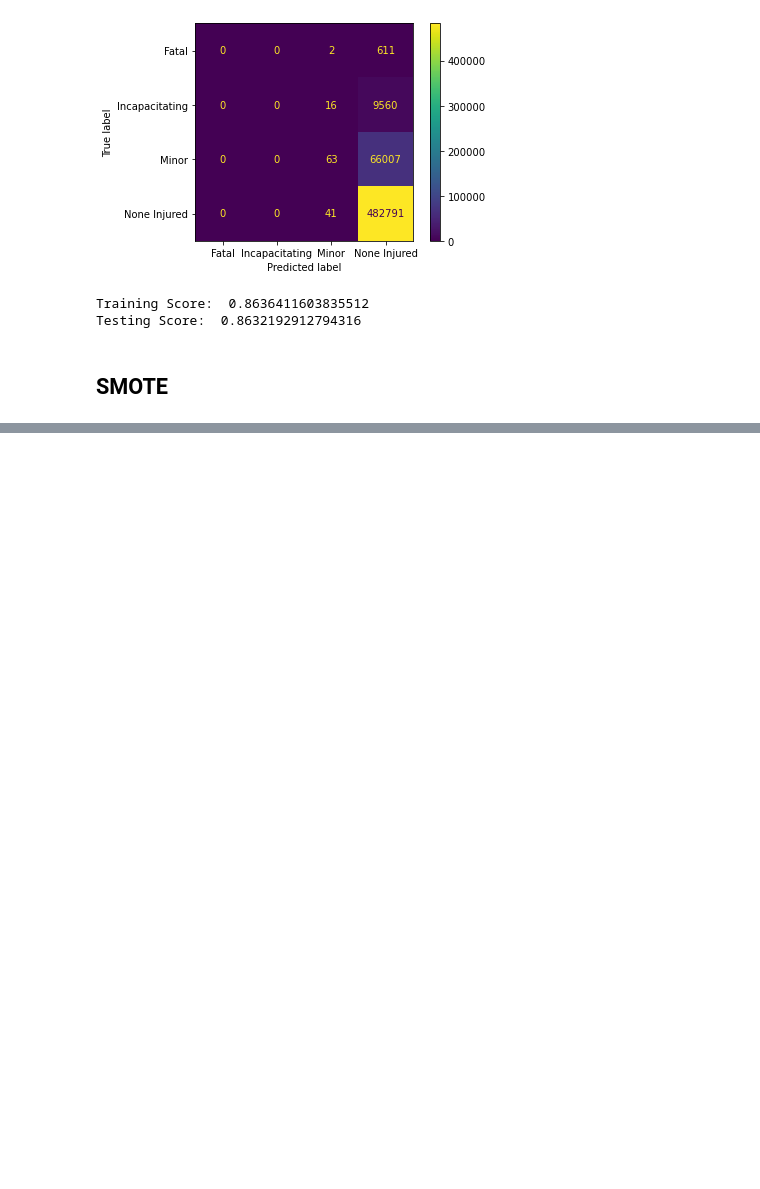
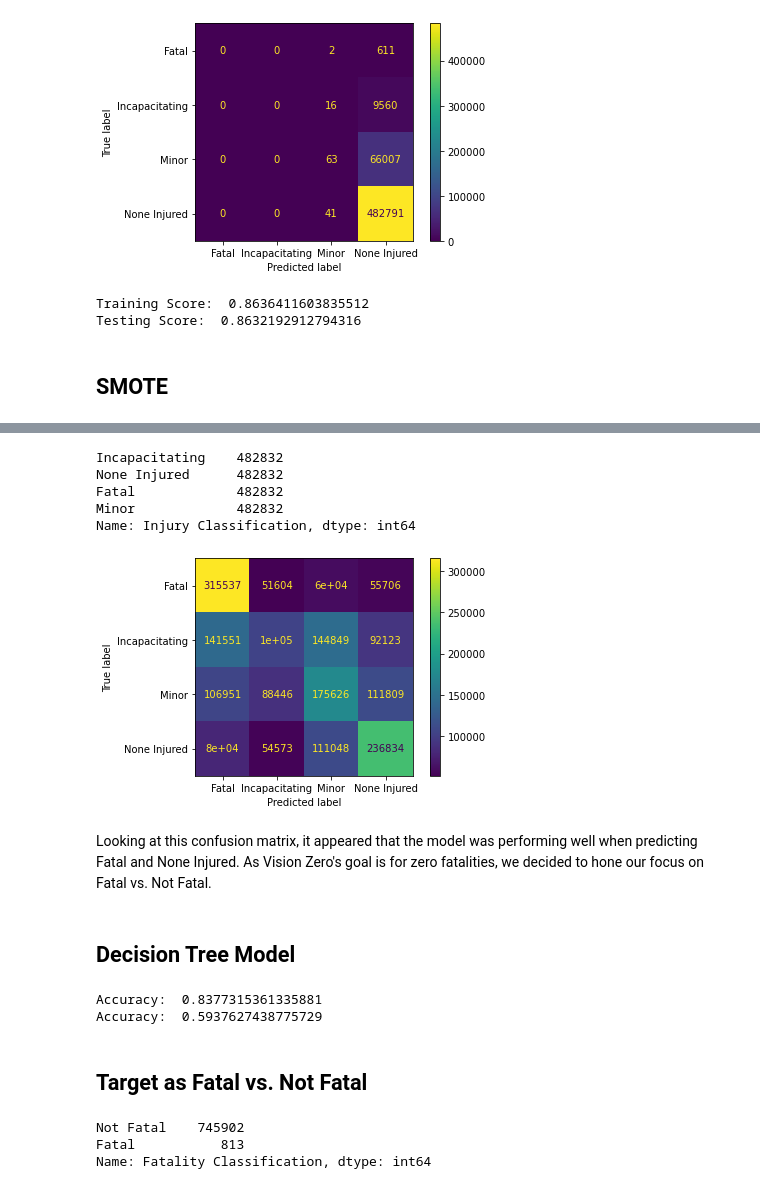
Before and after one commit to nickthetj/DSC-Phase3-Project, a Jupyter notebook: notebooks/Final EDA Notebook.ipynb, the cells around one changed output, grey strips where cells are left out. Drawn from its saved outputs; the diff is of its cells as text; code cells hidden in the pictures; blank space fills up the shorter version.

Commit message:
updated models

```diff
--- a/notebooks/Final EDA Notebook.ipynb
+++ b/notebooks/Final EDA Notebook.ipynb
@@ -185,8 +194,9 @@ Testing Score:  0.8632192912794316
 # %% [markdown]
 ## SMOTE
 # %%
-# Instantiate our SMOTE
-sm = SMOTE(random_state=42)
-# Fit and resample on the training data! X_tr_samp, y_tr_samp
-X_train_smote, y_train_smote = sm.fit_resample(X_train, y_train)
+#CAUTION! This code takes about 20 minutes to run.
+# # Instantiate our SMOTE
+# sm = SMOTE(random_state=42)
+# # Fit and resample on the training data
+# X_train_smote, y_train_smote = sm.fit_resample(X_train, y_train)
 # %%
@@ -194,0 +220,53 @@ print("Testing Score: ", log_model.score(X_test, y_test))
+# %%
+y_train_smote.value_counts()
+# %% [output]
+Incapacitating    482832
+None Injured      482832
+Fatal             482832
+Minor             482832
+Name: Injury Classification, dtype: int64
+# %%
+plot_confusion_matrix(log_model, X_train_smote, y_train_smote);
+# %% [output]
+[figure, added]
+# %% [markdown]
+Looking at this confusion matrix, it appeared that the model was performing well when predicting Fatal and None Injured. As Vision Zero's goal is for zero fatalities, we decided to hone our focus on Fatal vs. Not Fatal.
+# %% [markdown]
+## Decision Tree Model
+# %%
+#normal decision tree model
+clf = DecisionTreeClassifier(criterion='gini', random_state=42, )
+
+clf.fit(X_train, y_train)
+
+y_preds = clf.predict(X_test)
+
+print('Accuracy: ', accuracy_score(y_test, y_preds))
+
+#smote decision tree model
+clf = DecisionTreeClassifier(criterion='gini', random_state=42, max_depth =10)
+
+clf.fit(X_train_smote, y_train_smote)
+
+y_preds = clf.predict(X_test)
+
+print('Accuracy: ', accuracy_score(y_test, y_preds))
+# %% [output]
+Accuracy:  0.8377315361335881
+Accuracy:  0.5937627438775729
+# %% [markdown]
+## Target as Fatal vs. Not Fatal
+# %%
+def fill_fatal_class_rows(row):
+    if row["Injuries Fatal"] > 0 :
+        return 'Fatal'
+    else:
+        return 'Not Fatal'
+
+crash_df['Fatality Classification'] = crash_df.apply(fill_fatal_class_rows, axis=1)
+
+crash_df['Fatality Classification'].value_counts()
+# %% [output]
+Not Fatal    745902
+Fatal           813
+Name: Fatality Classification, dtype: int64
```
Also changed, not shown: parts of 4 cells of this notebook, 1 other file.
